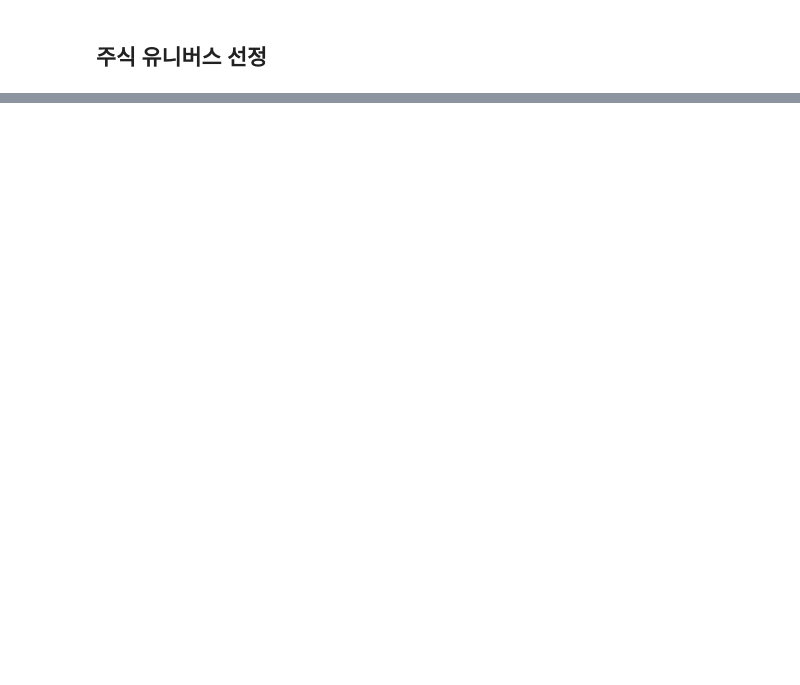
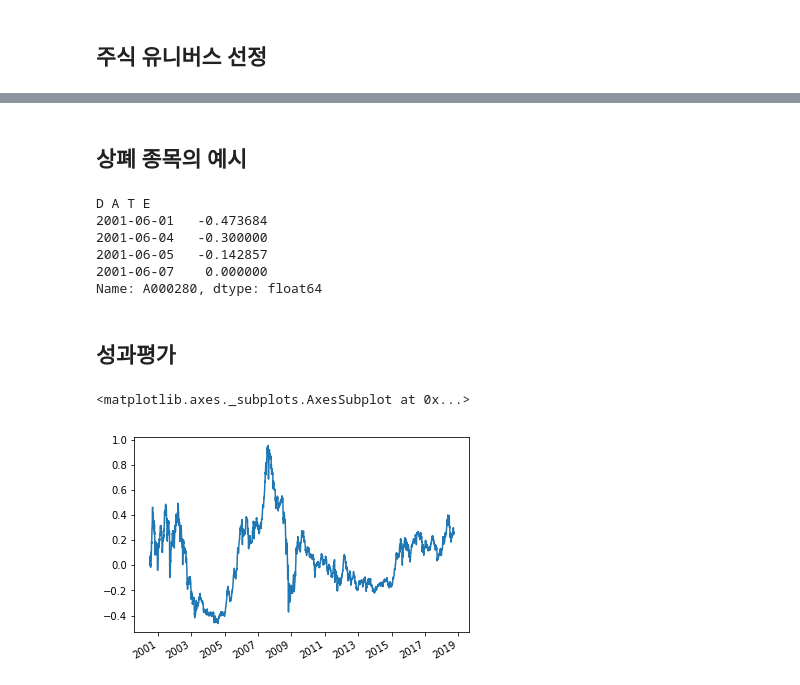
Before and after one commit to mannypac12/WiseData, a Jupyter notebook: KOSPI_MINUS_NET_INCOME.ipynb, the cells around one changed output, grey strips where cells are left out. Drawn from its saved outputs; the diff is of its cells as text; code cells hidden in the pictures; blank space fills up the shorter version.

```diff
--- a/KOSPI_MINUS_NET_INCOME.ipynb
+++ b/KOSPI_MINUS_NET_INCOME.ipynb
@@ -55,0 +77,2 @@ price.head()
+# %%
+price_rt = price_data.pct_change().dropna(axis = 0, how = 'all')
@@ -56,3 +83,5 @@ price.head()
+# %%
+price_rt[price_rt > 0.3] = 0.3
 # %% [markdown]
 ## 주식 유니버스 선정
 # %%
@@ -122,4 +124,4 @@ ret_data = pd.Series()
 
 for cur_date, lag_date in zip(invest_dates, lag_invest_dates):
 
-    ret_data = pd.concat([ret_data, (price.loc[cur_date:lag_date][minus_data[cur_date]].pct_change()).mean(axis = 1)])
+    ret_data = pd.concat([ret_data, (price_rt.loc[cur_date:lag_date][minus_data[cur_date]]).mean(axis = 1, skipna=True)])
@@ -134,0 +128,13 @@ ret_data.sub(-1).cumprod().sub(1).plot()
+# %% [markdown]
+## 상폐 종목의 예시
+# %%
+price_rt['A000280'].loc['2001-06-01':'2001-06-07']
+# %% [output]
+D A T E
+2001-06-01   -0.473684
+2001-06-04   -0.300000
+2001-06-05   -0.142857
+2001-06-07    0.000000
+Name: A000280, dtype: float64
+# %% [markdown]
+## 성과평가
@@ -134,0 +143,7 @@ ret_data.sub(-1).cumprod().sub(1).plot()
+# %%
+net_minus_rt = pf(ret_data)
+# %%
+net_minus_rt.cumReturn().sub(1).plot()
+# %% [output]
+<matplotlib.axes._subplots.AxesSubplot at 0x...>
+[figure, added]
```
Also changed, not shown: parts of 35 cells of this notebook, 6 other files.
